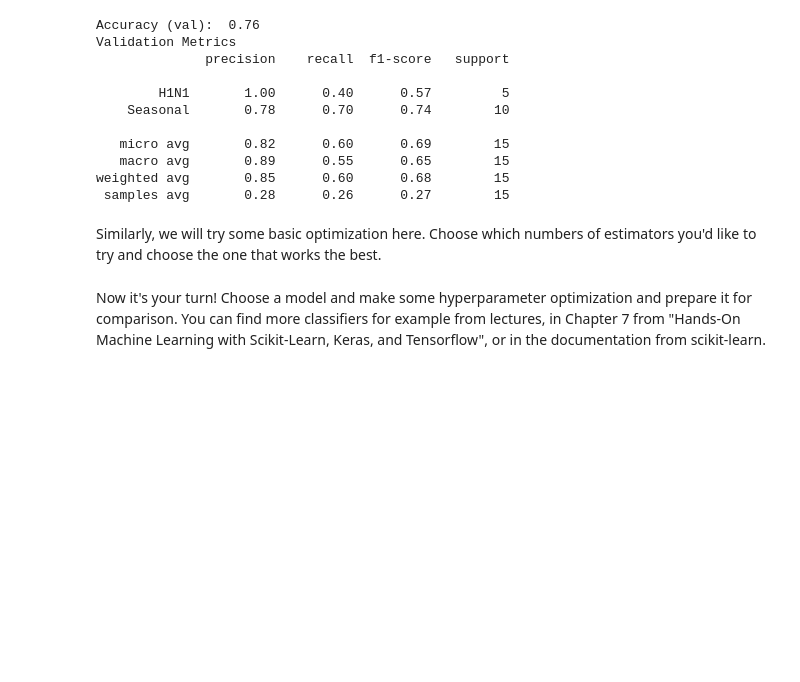
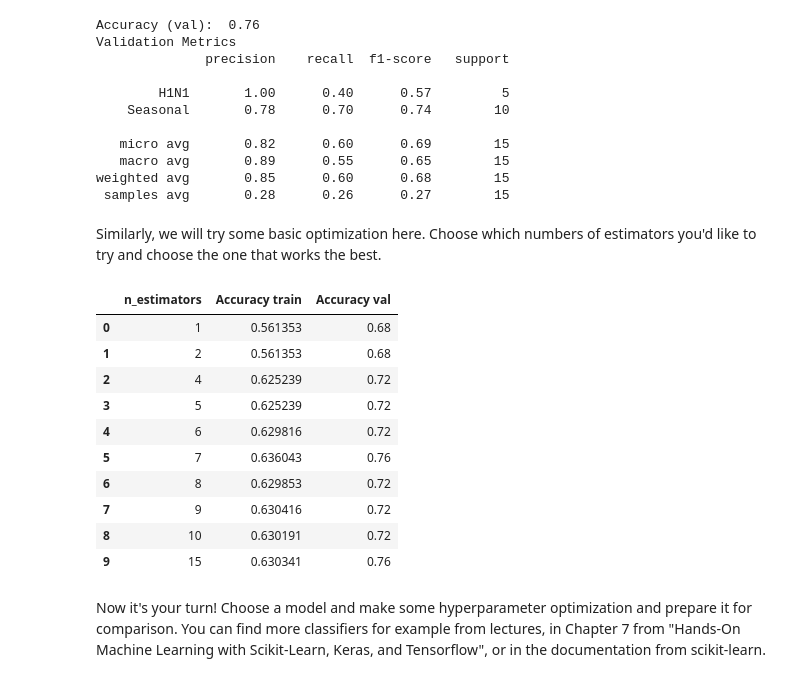
Before and after one commit to tonnerinho/Applied-Machine-Learning, a Jupyter notebook: Lab2/Lab 2_2026.ipynb, the cells around one changed output. Saved outputs shown, nothing was run; the diff lists cells and outputs as text; code cells hidden in the pictures; blank space fills up the shorter version.

```diff
--- a/Lab2/Lab 2_2026.ipynb
+++ b/Lab2/Lab 2_2026.ipynb
@@ -480,8 +479,8 @@ decision_tree_hyperparameter_tuning_df
 | 14 | 15 | 0.84 | 0.80 |
 # %%
 # Choose optimal hyperparameters for each target
-optimal_max_depth_h1n1 =  # choose based on tuning results above
-optimal_max_depth_seasonal =  # choose based on tuning results above
+optimal_max_depth_h1n1 = 1 # choose based on tuning results above
+optimal_max_depth_seasonal = 3 # choose based on tuning results above
 
 # Train final Decision Tree models with optimal parameters
 optimal_dt_h1n1 = DecisionTreeClassifier(max_depth=optimal_max_depth_h1n1, random_state=42)
@@ -535,21 +534,33 @@ Similarly, we will try some basic optimization here. Choose which numbers of est
 # %%
 accuracies_test = []
 accuracies_train = []
 
-n_estimators = [] #choose which values to try
+n_estimators = [1, 2, 4, 5, 6, 7, 8, 9, 10, 15] #choose which values to try
 
 for est in n_estimators:
     ada_boost_model = AdaBoostClassifier(n_estimators=est, algorithm="SAMME")
     ada_boost_multi_model= MultiOutputClassifier(ada_boost_model)
     ada_boost_multi_model=ada_boost_multi_model.fit(X_train, y_train)
     ada_boost_y_pred = ada_boost_multi_model.predict(X_val)
     ada_boost_y_train_pred = ada_boost_multi_model.predict(X_train)
     accuracy_test = accuracy_score(y_val, ada_boost_y_pred)
     accuracy_train = accuracy_score(y_train, ada_boost_y_train_pred)
     accuracies_test.append(accuracy_test)
     accuracies_train.append(accuracy_train)
 
 
 ada_hpo = pd.DataFrame({'n_estimators': n_estimators, 'Accuracy train': accuracies_train, 'Accuracy val': accuracies_test})
 ada_hpo
+# %% [output]
+|  | n_estimators | Accuracy train | Accuracy val |
+| 0 | 1 | 0.561353 | 0.68 |
+| 1 | 2 | 0.561353 | 0.68 |
+| 2 | 4 | 0.625239 | 0.72 |
+| 3 | 5 | 0.625239 | 0.72 |
+| 4 | 6 | 0.629816 | 0.72 |
+| 5 | 7 | 0.636043 | 0.76 |
+| 6 | 8 | 0.629853 | 0.72 |
+| 7 | 9 | 0.630416 | 0.72 |
+| 8 | 10 | 0.630191 | 0.72 |
+| 9 | 15 | 0.630341 | 0.76 |
 # %%
```
Also changed, not shown: parts of 4 cells of this notebook.
